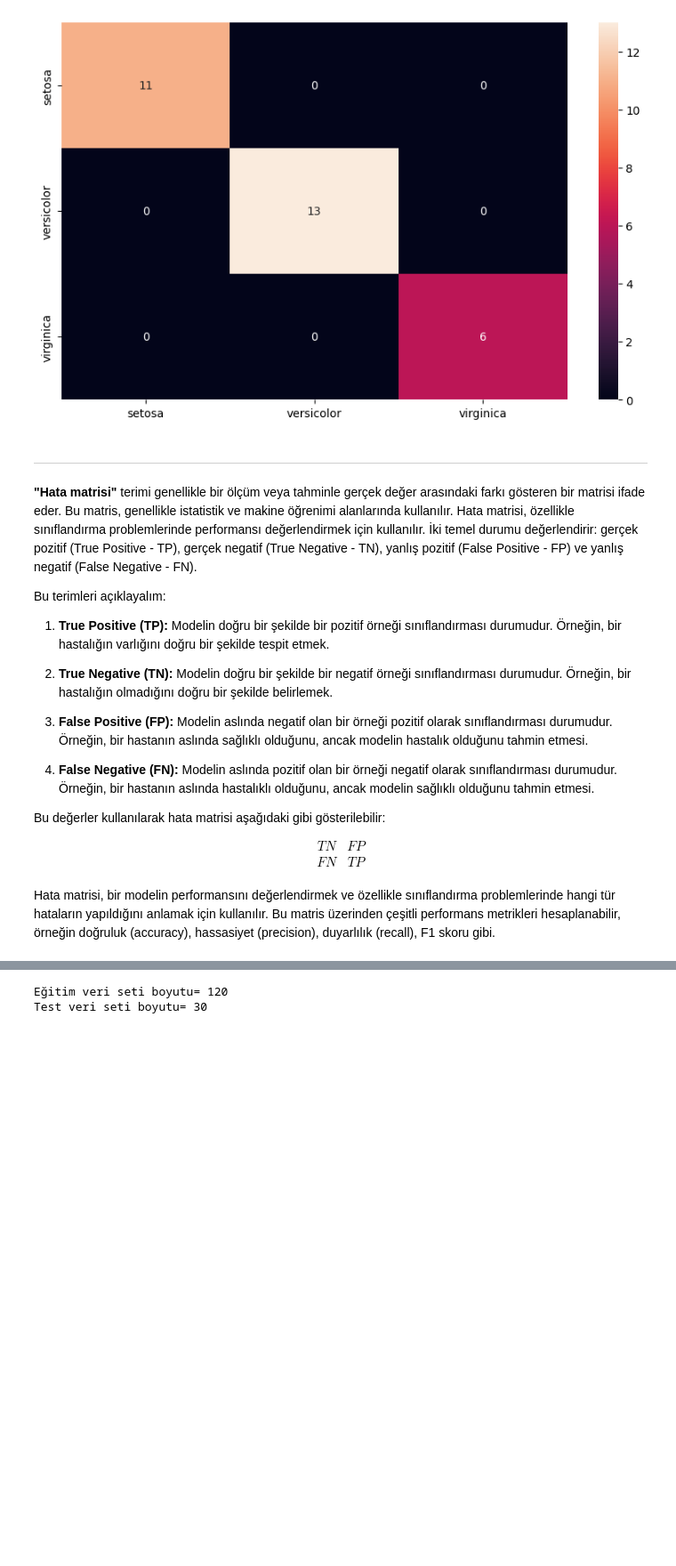
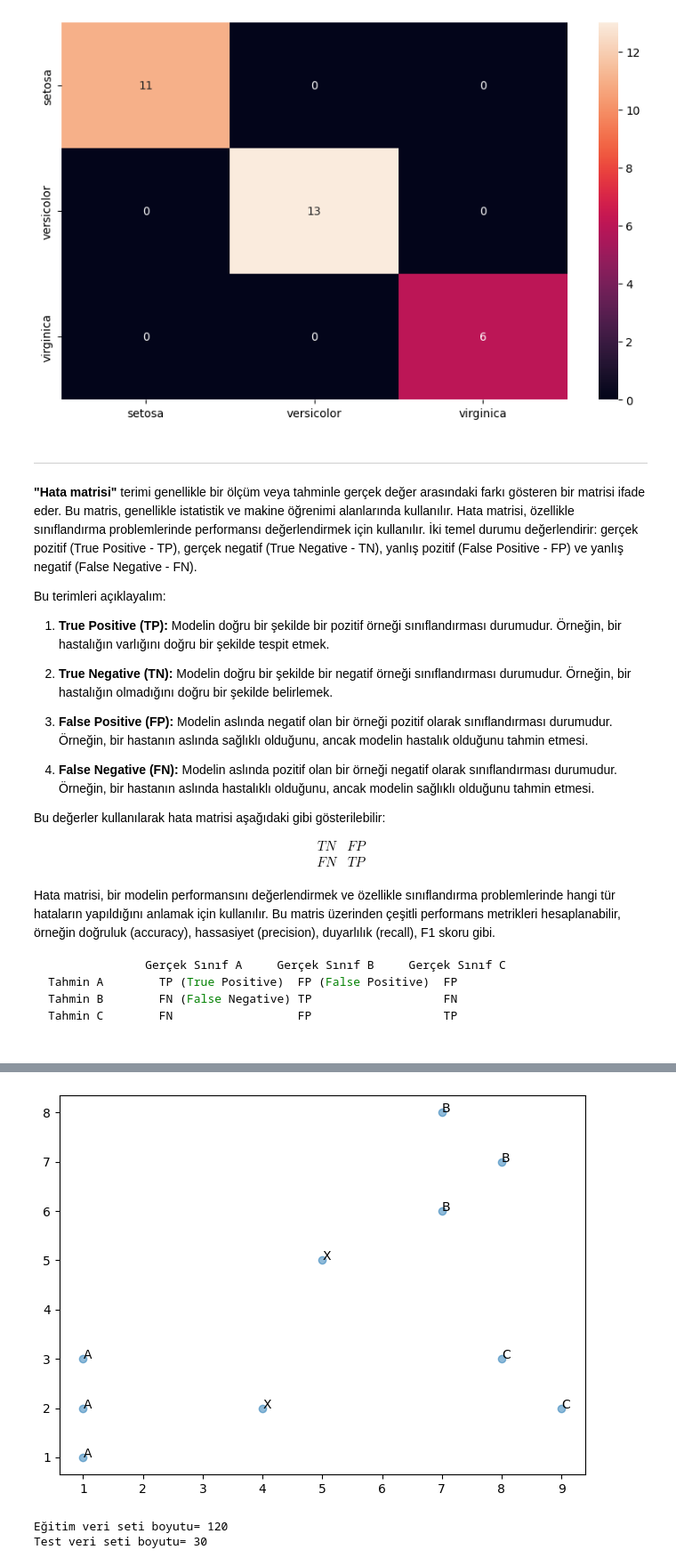
Before and after one commit to MuhammetOzturk/Deneyap-Yapay-Zeka_Egitim, a Jupyter notebook: Hafta2/Deneyap Egitim 2. Hafta.ipynb, the cells around one changed output, grey strips where cells are left out. Shown: that part at 89% size. Cells and saved outputs as stored; diff of their text form; code cells hidden in the pictures; blank space fills up the shorter version.

````diff
--- a/Hafta2/Deneyap Egitim 2. Hafta.ipynb
+++ b/Hafta2/Deneyap Egitim 2. Hafta.ipynb
@@ -244,6 +244,14 @@ FN & TP \\
 $$
 
 Hata matrisi, bir modelin performansını değerlendirmek ve özellikle sınıflandırma problemlerinde hangi tür hataların yapıldığını anlamak için kullanılır. Bu matris üzerinden çeşitli performans metrikleri hesaplanabilir, örneğin doğruluk (accuracy), hassasiyet (precision), duyarlılık (recall), F1 skoru gibi.
+
+```python
+              Gerçek Sınıf A     Gerçek Sınıf B     Gerçek Sınıf C
+Tahmin A        TP (True Positive)  FP (False Positive)  FP
+Tahmin B        FN (False Negative) TP                   FN
+Tahmin C        FN                  FP                   TP
+
+```
 # %% [markdown]
 # KNN Algoritması
 ![knn](../assets/knn.png)
@@ -273,6 +281,27 @@ K-Nearest Neighbors (KNN), bir sınıflandırma veya regresyon probleminde kulla
    - Modelin başarı ölçütleri, genellikle doğruluk (accuracy) gibi sınıflandırma metrikleri veya ortalama kare hatası gibi regresyon metrikleri kullanılarak değerlendirilir.
 
 KNN'nin avantajları arasında basit uygulama, az hiperparametre ayarı ve yeni veriye adapte olabilme yeteneği bulunmaktadır. Ancak, büyük veri setlerinde ve yüksek boyutlu veri setlerinde hesaplama maliyeti artabilir. Ayrıca, ağırlıklı KNN gibi varyasyonlar ve veri normalizasyonu gibi düzenleme teknikleri, modelin performansını artırabilir.
+# %%
+import matplotlib.pyplot as plt
+import numpy as np
+
+np.random.seed(5)
+
+N = 10
+x = np.random.randint(1,10,N)
+y = np.random.randint(1,10,N)
+colors = np.random.rand(1,10,N)
+area = (30 * np.random.rand(N))**2  # 0 to 15 point radii
+names = ['X','B','B','A','C','X','B','A','A','C']
+#names = list(range(10))
+plt.scatter(x, y, alpha=0.5)
+for i in range(10):
+    plt.text(x[i],y[i],names[i])
+
+plt.tight_layout()
+plt.show()
+# %% [output]
+[figure, added]
 # %%
 print("Eğitim veri seti boyutu=",len(egitim_tablosu))
 print("Test veri seti boyutu=",len(test_tablosu))
````
Also changed, not shown: parts of 2 cells of this notebook, 1 other file.
